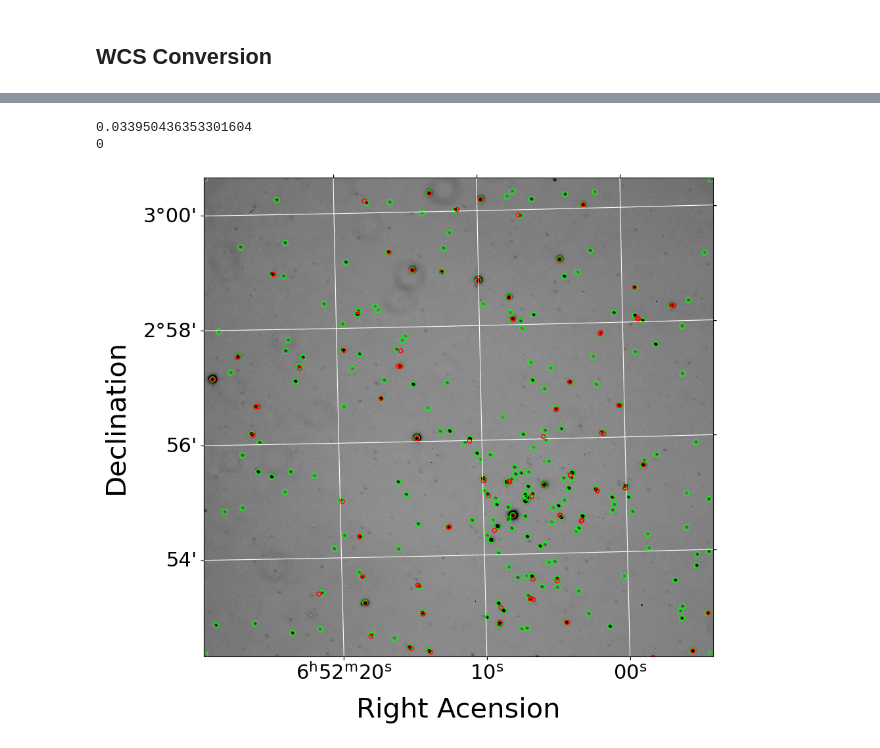
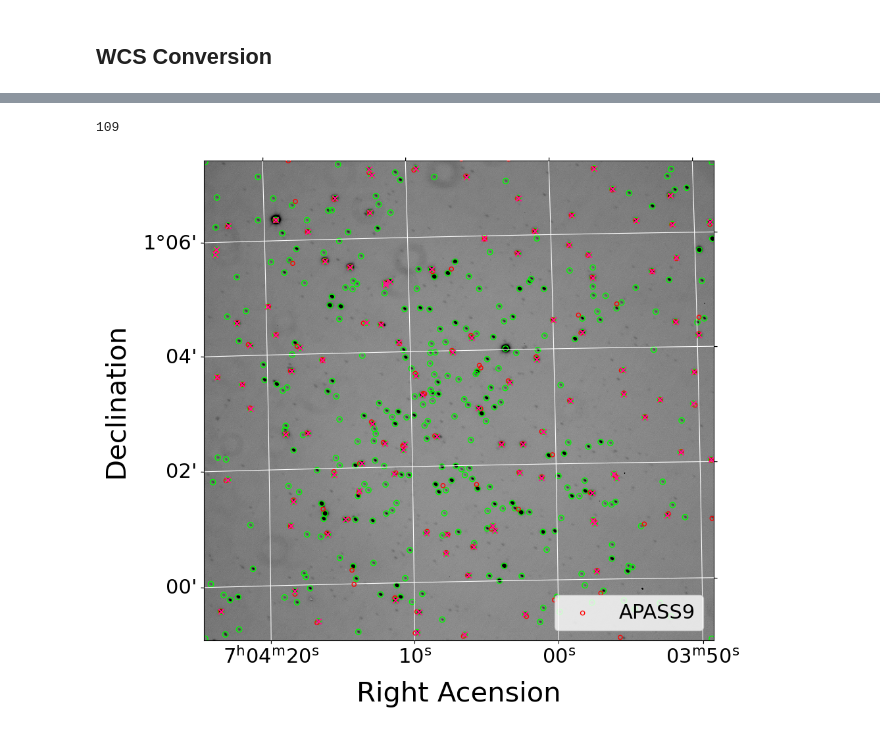
Before and after one commit to OwenJohnsons/Final_Year_Project, a Jupyter notebook: Code/magnitude.calibration.ipynb, the cells around one changed output, grey strips where cells are left out. Drawn from its saved outputs; the diff is of its cells as text; code cells hidden in the pictures.

```diff
--- a/Code/magnitude.calibration.ipynb
+++ b/Code/magnitude.calibration.ipynb
@@ -42,7 +42,7 @@ os.listdir('astrometric_obs_data/')
 # %% [output]
 ['berkeley28_V_wcs.fits', '.DS_Store', 'NGC2324_V_wcs.fits']
 # %%
-temp_file_name = 'astrometric_obs_data/berkeley28_V_wcs.fits'
+temp_file_name = 'astrometric_obs_data/NGC2324_V_wcs.fits'
 hdulist = fits.open(temp_file_name)
 tWCS = wcs.WCS(hdulist[0].header) #global variable
 # %%
@@ -133,9 +133,15 @@ def APASS_query(frame_center):
 
     return(Vizier.query_region(coord.SkyCoord(frame_center, frame='fk5'), radius=Angle(query_radius, "deg"),  catalog='apass9')[0])
 
+edge = tWCS.pixel_to_world(0, 0); max_ed = tWCS.pixel_to_world(850, 800)
+print(max_ed, max)
+
 catalog_result = APASS_query(cnt)
 thrs = catalog_result['e_Vmag'].mean() + catalog_result['e_Vmag'].std()
-catalog_result = catalog_result[np.where(catalog_result['DEJ2000'] > 0) and np.where(catalog_result['e_Vmag'] < thrs)]
+# catalog_result = (catalog_result[np.where(catalog_result['DEJ2000'] > edge.dec.degree) and np.where(catalog_result['DEJ2000'] < max_ed.dec.degree)])
+# and catalog_result[np.where(catalog_result['RAJ2000'] > edge.ra.degree) and np.where(catalog_result['RAJ2000'] < max_ed.ra.degree)]])
+
+catalog_result = catalog_result[np.where(catalog_result['e_Vmag'] < thrs)]
 test_RA = catalog_result['RAJ2000']
 test_DEC = catalog_result['DEJ2000']
 
@@ -169,46 +178,50 @@ catalog_coord = SkyCoord(catalog_result['RAJ2000'], catalog_result['DEJ2000'], u
 
 obs_idx = 0; cat_idx = 0
 for obs_coord in tar:
-
     sep2tar = obs_coord.separation(catalog_coord).degree
-    if sep2tar.min() < 1e-5:
+    if sep2tar.min() < 10e-4:
         obs_index.append(obs_idx)
+        cat_index.append(np.where(sep2tar.min()))
 
     obs_idx += 1
+
+print(len(obs_index))
+
+catalog_RA_pixel, catalog_DEC_pixel = Pixel_conversion(catalog_result['RAJ2000'], catalog_result['DEJ2000'], temp_file_name)
 # %% [output]
-0.033950436353301604
-0
+109
 # %%
 pixel_coords_total = []
 
 for idx in range(0, len(test_RA)):
     pixel_coords = Pixel_conversion(test_RA[idx], test_DEC[idx], temp_file_name)
     pixel_coords_total.append(pixel_coords)
 
 data = fits.getdata(temp_file_name)
 
 hdu = fits.open(temp_file_name)[0]
 wcs_proj = wcs.WCS(hdu.header)
 plt.subplot(projection=wcs_proj)
 
-for star_coord in pixel_coords_total:
-    plt.scatter(*star_coord, facecolor = 'none', edgecolors='red', s = 20, zorder = 3, label = 'APASS9')
+
+plt.scatter(catalog_RA_pixel, catalog_DEC_pixel, facecolor = 'none', edgecolors='red', s = 20, zorder = 3, label = 'APASS9')
 
 for obs_coord in tar:
     obs_RA = obs_coord.ra.degree; obs_DEC = obs_coord.dec.degree
     pixel_coords = Pixel_conversion(obs_RA, obs_DEC, temp_file_name)
     plt.scatter(*pixel_coords, facecolor = 'None', edgecolors = 'lime')
 
-for obs_coord in DAO_common_targets:
-    obs_RA = obs_coord.ra.degree; obs_DEC = obs_coord.dec.degree
+for idx in obs_index:
+    obs_RA = tar[idx].ra.degree; obs_DEC = tar[idx].dec.degree
     pixel_coords = Pixel_conversion(obs_RA, obs_DEC, temp_file_name)
     plt.scatter(*pixel_coords, marker = 'x', color = 'deeppink', zorder = 4)
 
 
 plt.imshow(data, vmin = data.mean() - data.std(), vmax = data.mean() + data.std(), cmap = 'gist_yarg', zorder = 0)
 plt.grid(color='white', ls='solid')
 plt.gca().invert_yaxis()
+plt.legend()
 plt.xlabel('Right Acension'); plt.ylabel('Declination')
 plt.show()
 # %% [output]
-[figure, old version]
+[figure, new version]
```
Also changed, not shown: parts of 2 cells of this notebook.
